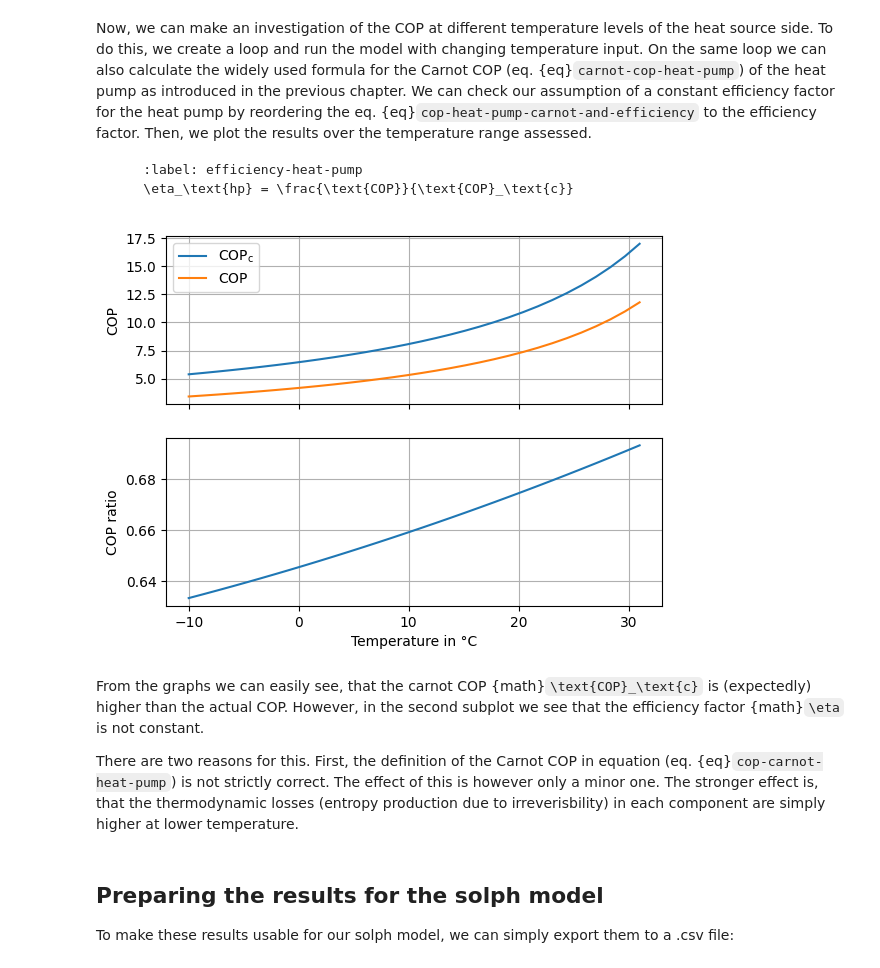
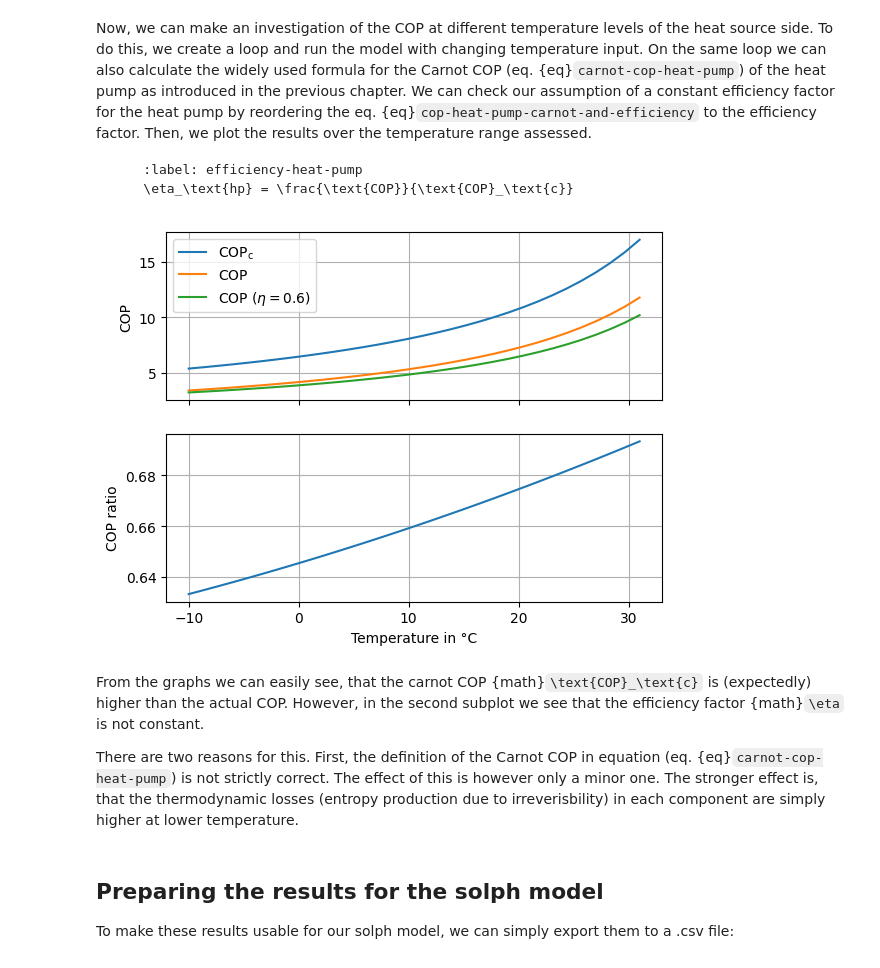
Before and after one commit to oemof/heat-pump-tutorial, a Jupyter notebook: workshop/simple-model/tespy.ipynb, the cells around one changed output. Drawn from its saved outputs; the diff is of its cells as text; code cells hidden in the pictures.

Commit message:
Add some thermodynamic theory and effect of constant efficiency on COP

```diff
--- a/workshop/simple-model/tespy.ipynb
+++ b/workshop/simple-model/tespy.ipynb
@@ -182,30 +182,36 @@ for T in temperature_range:
     nwk.solve("design")
     results.loc[T, "COP"] = abs(cd.Q.val) / cp.P.val
     results.loc[T, "COP_carnot"] = c4.T.val_SI / (c4.T.val - c2.T.val)
+
+results["efficiency"] = results["COP"] / results["COP_carnot"]
 # %%
 from matplotlib import pyplot as plt
+
+
+eta_const = 0.6
 
 fig, ax = plt.subplots(2, sharex=True)
 
 ax[0].plot(temperature_range, results["COP_carnot"], label="$\mathrm{COP}_\mathrm{c}$")
 ax[0].plot(temperature_range, results["COP"], label="$\mathrm{COP}$")
+ax[0].plot(temperature_range, results["COP_carnot"] * eta_const, label="$\mathrm{COP}$ ($\eta=" + str(eta_const) + "$)")
 ax[0].set_ylabel("COP")
 ax[0].legend()
 
-ax[1].plot(temperature_range, results["COP"] / results["COP_carnot"])
+ax[1].plot(temperature_range, results["efficiency"])
 ax[1].set_ylabel("COP ratio")
 
 ax[1].set_xlabel("Temperature in °C")
 
 _ = [_.grid() for _ in ax]
 _ = [_.set_axisbelow(True) for _ in ax]
 # %% [output]
-[figure, old version]
+[figure, new version]
 # %% [markdown]
 From the graphs we can easily see, that the carnot COP {math}`\text{COP}_\text{c}` is (expectedly) higher than the
 actual COP. However, in the second subplot we see that the efficiency factor {math}`\eta` is not constant.
 
-There are two reasons for this. First, the definition of the Carnot COP in equation (eq. {eq}`cop-carnot-heat-pump`) is
+There are two reasons for this. First, the definition of the Carnot COP in equation (eq. {eq}`carnot-cop-heat-pump`) is
 not strictly correct. The effect of this is however only a minor one. The stronger effect is, that the thermodynamic
 losses (entropy production due to irreverisbility) in each component are simply higher at lower temperature.
 # %% [markdown]
```
Also changed, not shown: parts of 3 cells of this notebook, 2 other files.
